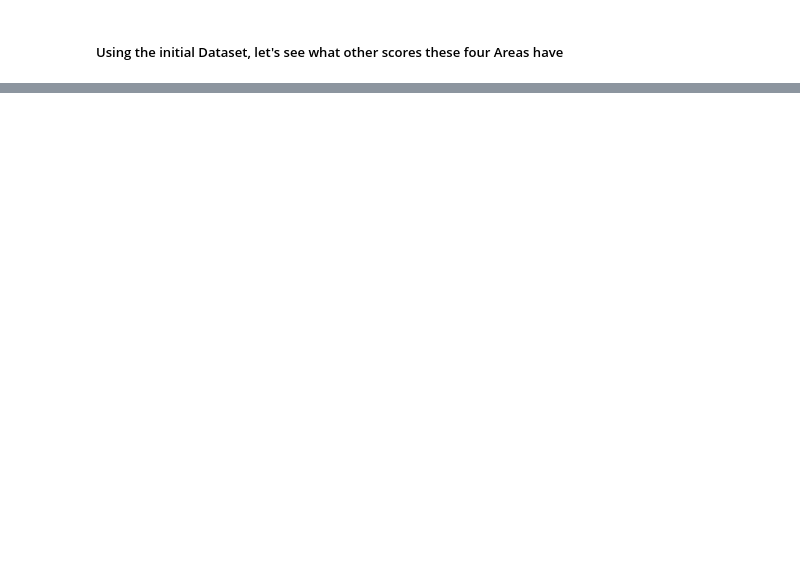
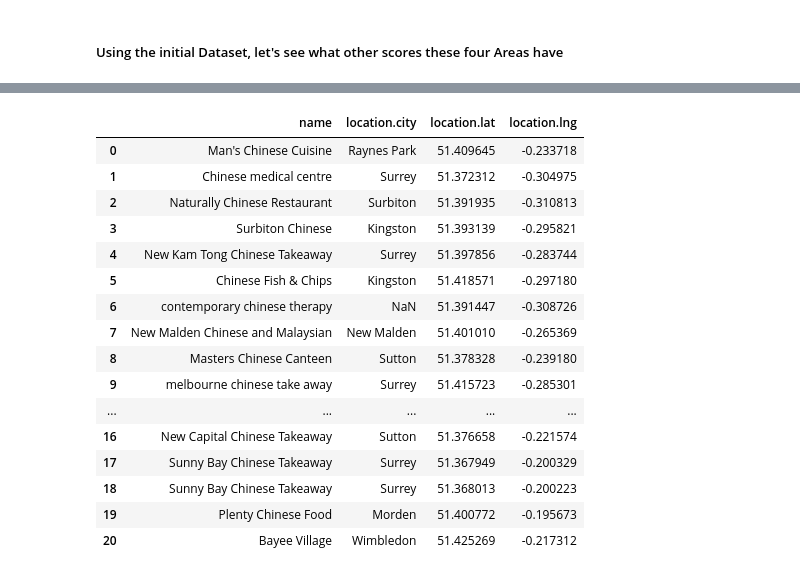
Before and after one commit to yanagh/CourseraCapstone, a Jupyter notebook: Capstone Project Notebook.ipynb, the cells around one changed output, grey strips where cells are left out. Saved outputs shown, nothing was run; the diff lists cells and outputs as text; code cells hidden in the pictures; blank space fills up the shorter version.

```diff
--- a/Capstone Project Notebook.ipynb
+++ b/Capstone Project Notebook.ipynb
@@ -238,0 +363,6 @@ scores.head()
+# %%
+latitudeK = 51.38177625
+longitudeK = -0.2769872337016633
+# %%
+Kurl = 'https://api.foursquare.com/v2/venues/search?client_id={}&client_secret={}&ll={},{}&v={}&query={}&radius={}&limit={}'.format(CLIENT_ID, CLIENT_SECRET, latitudeK, longitudeK, VERSION, search_query, radius, LIMIT)
+Kurl
@@ -238,0 +371,3 @@ scores.head()
+# %%
+Kresults = requests.get(Kurl).json()
+Kresults
@@ -238,0 +392,7 @@ scores.head()
+# %%
+# assign relevant part of JSON to venues
+venues = Kresults['response']['venues']
+
+# tranform venues into a dataframe
+kdf = json_normalize(venues)
+kdf.head()
@@ -238,0 +431,21 @@ scores.head()
+# %%
+fkdf = kdf.filter(['name','location.city','location.lat','location.lng'], axis=1)
+fkdf
+# %% [output]
+|  | name | location.city | location.lat | location.lng |
+| 0 | Man's Chinese Cuisine | Raynes Park | 51.409645 | -0.233718 |
+| 1 | Chinese medical centre | Surrey | 51.372312 | -0.304975 |
+| 2 | Naturally Chinese Restaurant | Surbiton | 51.391935 | -0.310813 |
+| 3 | Surbiton Chinese | Kingston | 51.393139 | -0.295821 |
+| 4 | New Kam Tong Chinese Takeaway | Surrey | 51.397856 | -0.283744 |
+| 5 | Chinese Fish & Chips | Kingston | 51.418571 | -0.297180 |
+| 6 | contemporary chinese therapy | NaN | 51.391447 | -0.308726 |
+| 7 | New Malden Chinese and Malaysian | New Malden | 51.401010 | -0.265369 |
+| 8 | Masters Chinese Canteen | Sutton | 51.378328 | -0.239180 |
+| 9 | melbourne chinese take away | Surrey | 51.415723 | -0.285301 |
+| ... | ... | ... | ... | ... |
+| 16 | New Capital Chinese Takeaway | Sutton | 51.376658 | -0.221574 |
+| 17 | Sunny Bay Chinese Takeaway | Surrey | 51.367949 | -0.200329 |
+| 18 | Sunny Bay Chinese Takeaway | Surrey | 51.368013 | -0.200223 |
+| 19 | Plenty Chinese Food | Morden | 51.400772 | -0.195673 |
+| 20 | Bayee Village | Wimbledon | 51.425269 | -0.217312 |
```
Also changed, not shown: parts of 28 cells of this notebook.
